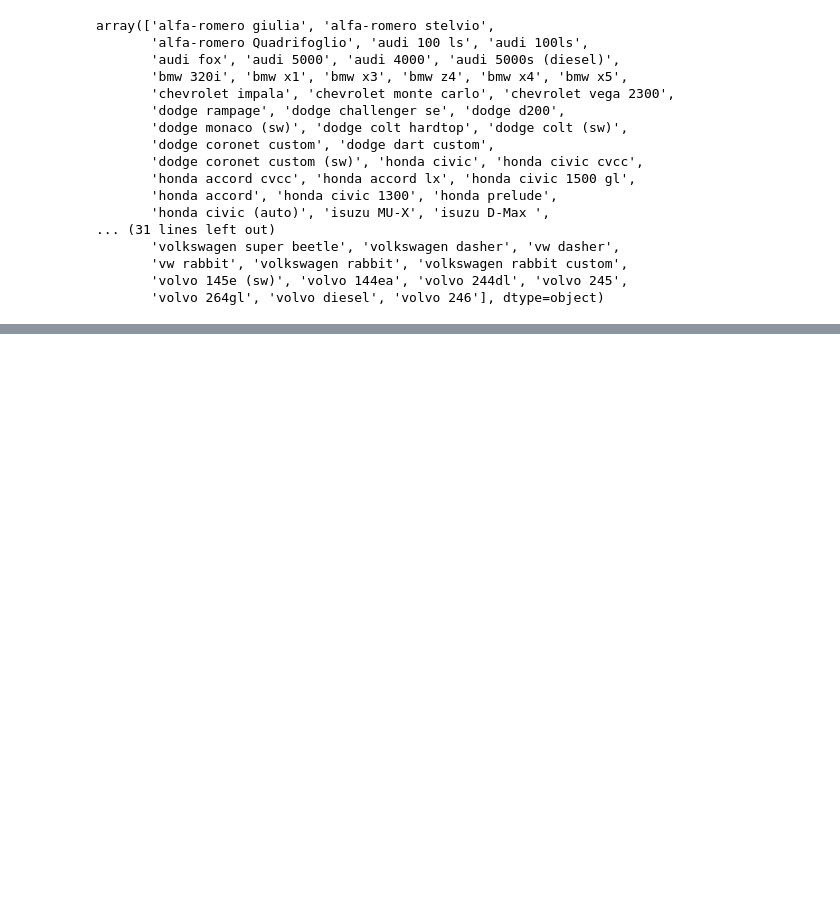
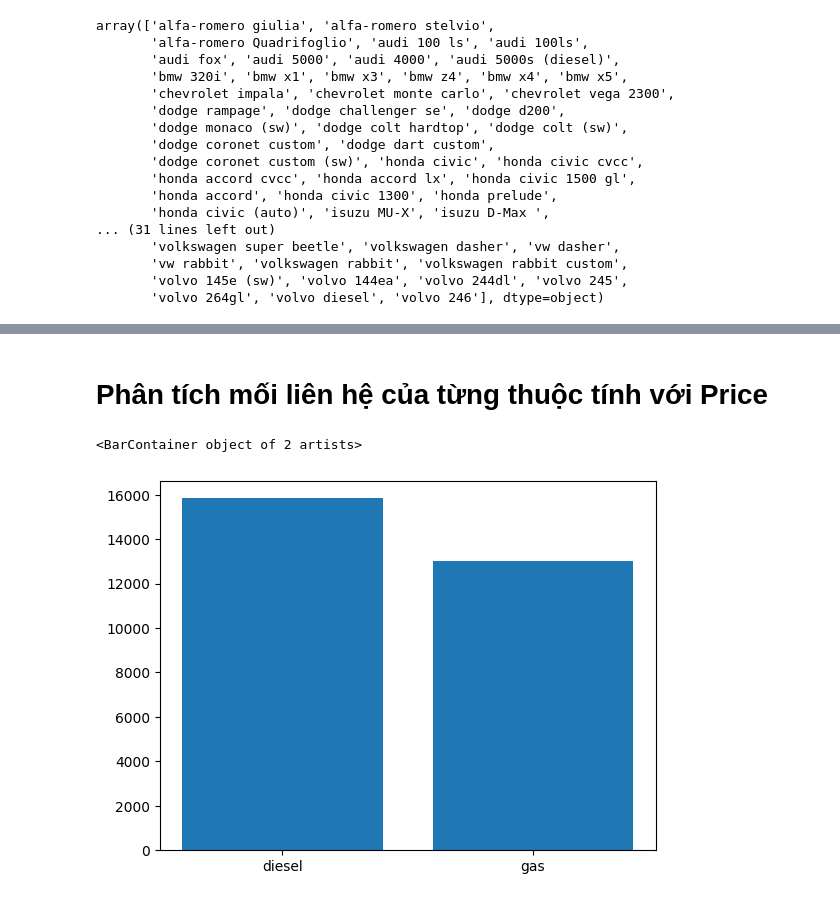
Before and after one commit to nthvinh03/Homework, a Jupyter notebook: Case_Study.ipynb, the cells around one changed output, grey strips where cells are left out. Saved outputs shown, nothing was run; the diff lists cells and outputs as text; code cells hidden in the pictures; blank space fills up the shorter version.

```diff
--- a/Case_Study.ipynb
+++ b/Case_Study.ipynb
@@ -80,0 +110,8 @@ array(['alfa-romero giulia', 'alfa-romero stelvio',
+# %%
+door_number={
+    'two':2,
+    'four':4
+}
+# %%
+df['doornumber']=df['doornumber'].replace(door_number)
+df['doornumber'].astype(int)
@@ -80,0 +136,13 @@ array(['alfa-romero giulia', 'alfa-romero stelvio',
+# %%
+cylinder_number={
+    'two':2,
+    'three':3,
+    'four':4,
+    'five':5,
+    'six':6,
+    'eight':8,
+    'twelve':12
+}
+# %%
+df['cylindernumber']=df['cylindernumber'].replace(cylinder_number)
+df['cylindernumber'].astype(int)
@@ -80,0 +171,13 @@ array(['alfa-romero giulia', 'alfa-romero stelvio',
+# %% [markdown]
+# Phân tích mối liên hệ của từng thuộc tính với Price
+# %%
+#price vs fueltype
+
+fueltype_price=df.groupby('fueltype')['price'].mean().reset_index()
+
+plt.bar(fueltype_price['fueltype'],fueltype_price['price'])
+
+# Giá xe sử dụng động cơ diesel cao hơn giá xe sử dụng gas
+# %% [output]
+<BarContainer object of 2 artists>
+[figure, added]
```
Also changed, not shown: parts of 18 cells of this notebook, 1 other file.
